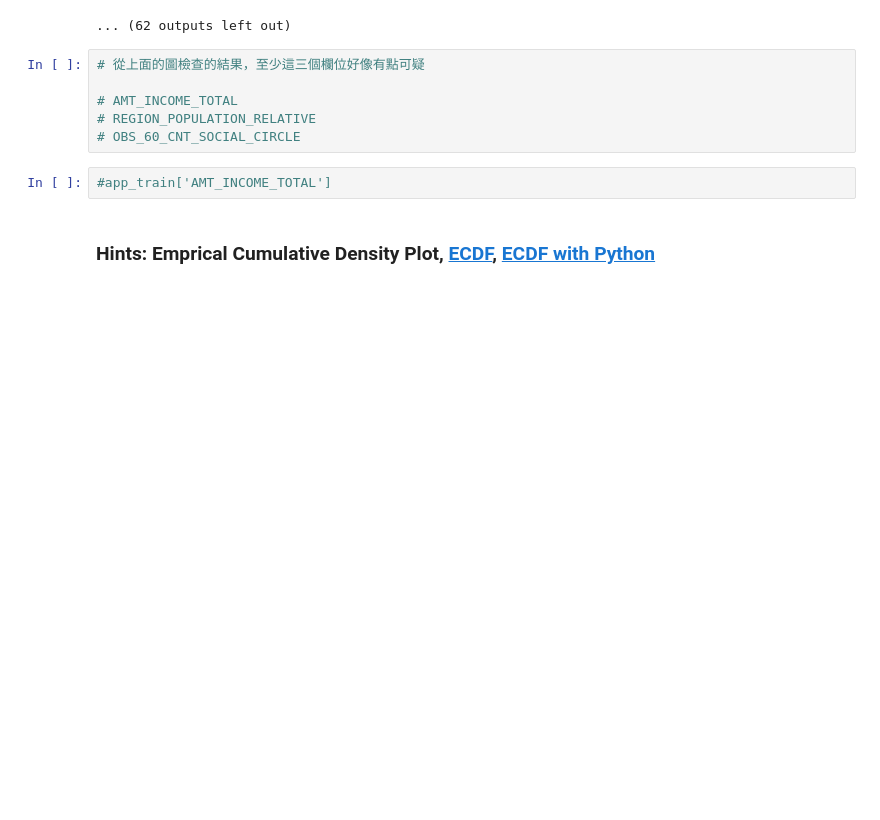
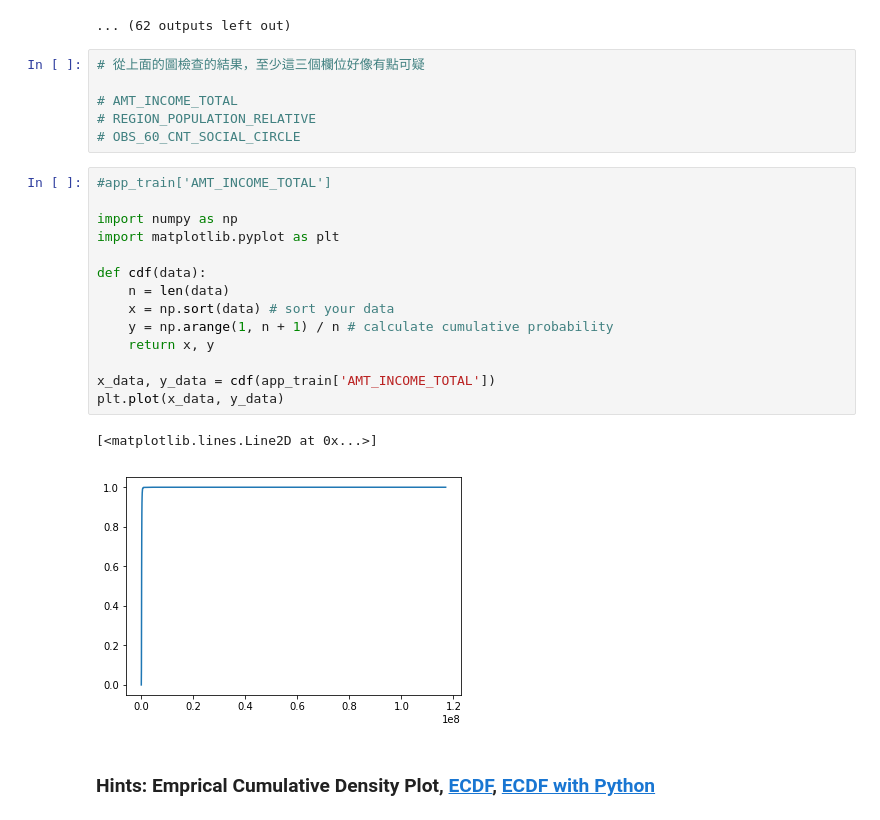
Before and after one commit to henryho6/2nd-ML100Days, a Jupyter notebook: homework/Day_006_HW.ipynb, the cells around one changed output. Saved outputs shown, nothing was run; the diff lists cells and outputs as text; blank space fills up the shorter version.

```diff
--- a/homework/Day_006_HW.ipynb
+++ b/homework/Day_006_HW.ipynb
@@ -70,8 +70,23 @@ Numbers of remain columns 73
 # AMT_INCOME_TOTAL
 # REGION_POPULATION_RELATIVE
 # OBS_60_CNT_SOCIAL_CIRCLE
-# %%
-#app_train['AMT_INCOME_TOTAL']
+# %%
+#app_train['AMT_INCOME_TOTAL']
+
+import numpy as np
+import matplotlib.pyplot as plt
+
+def cdf(data):
+    n = len(data)
+    x = np.sort(data) # sort your data
+    y = np.arange(1, n + 1) / n # calculate cumulative probability
+    return x, y
+
+x_data, y_data = cdf(app_train['AMT_INCOME_TOTAL'])
+plt.plot(x_data, y_data)
+# %% [output]
+[<matplotlib.lines.Line2D at 0x...>]
+[figure, added]
 # %% [markdown]
 ### Hints: Emprical Cumulative Density Plot, [ECDF](https://zh.wikipedia.org/wiki/%E7%BB%8F%E9%AA%8C%E5%88%86%E5%B8%83%E5%87%BD%E6%95%B0), [ECDF with Python](https://stackoverflow.com/questions/14006520/ecdf-in-python-without-step-function)
 # %%
```
Also changed, not shown: parts of 4 cells of this notebook, 1 other file.
